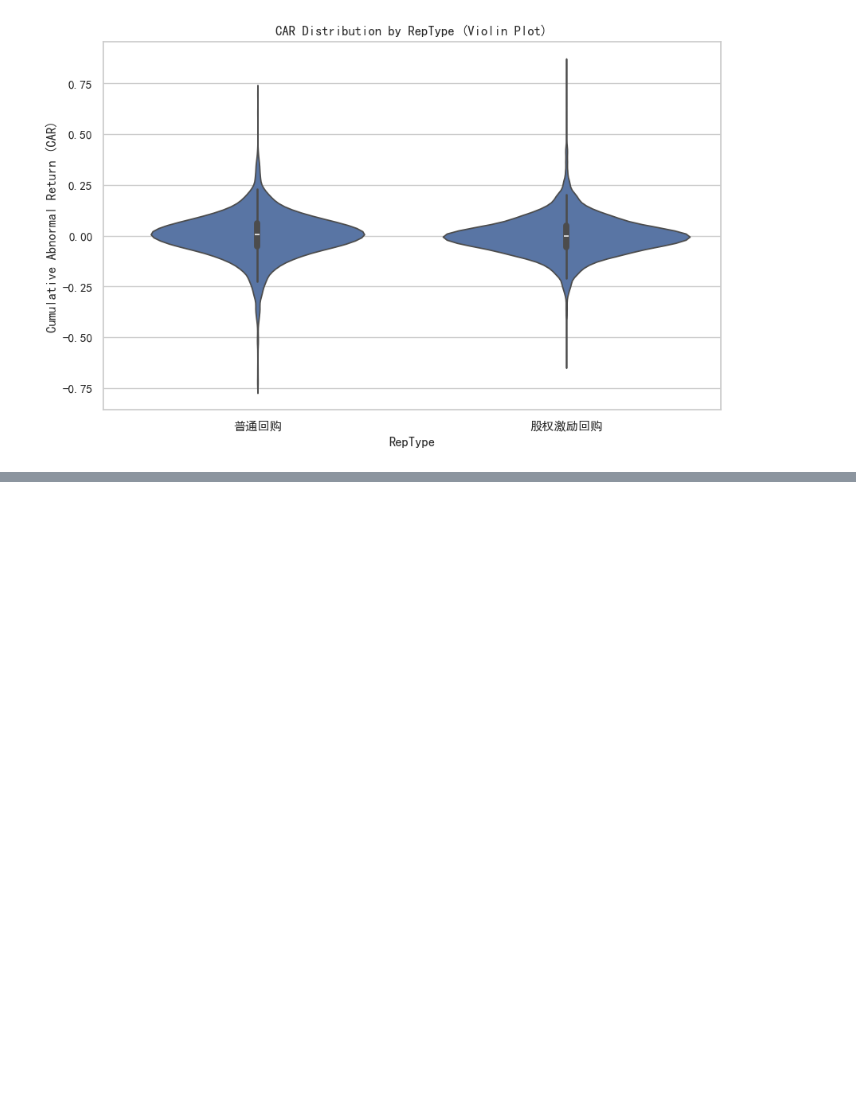
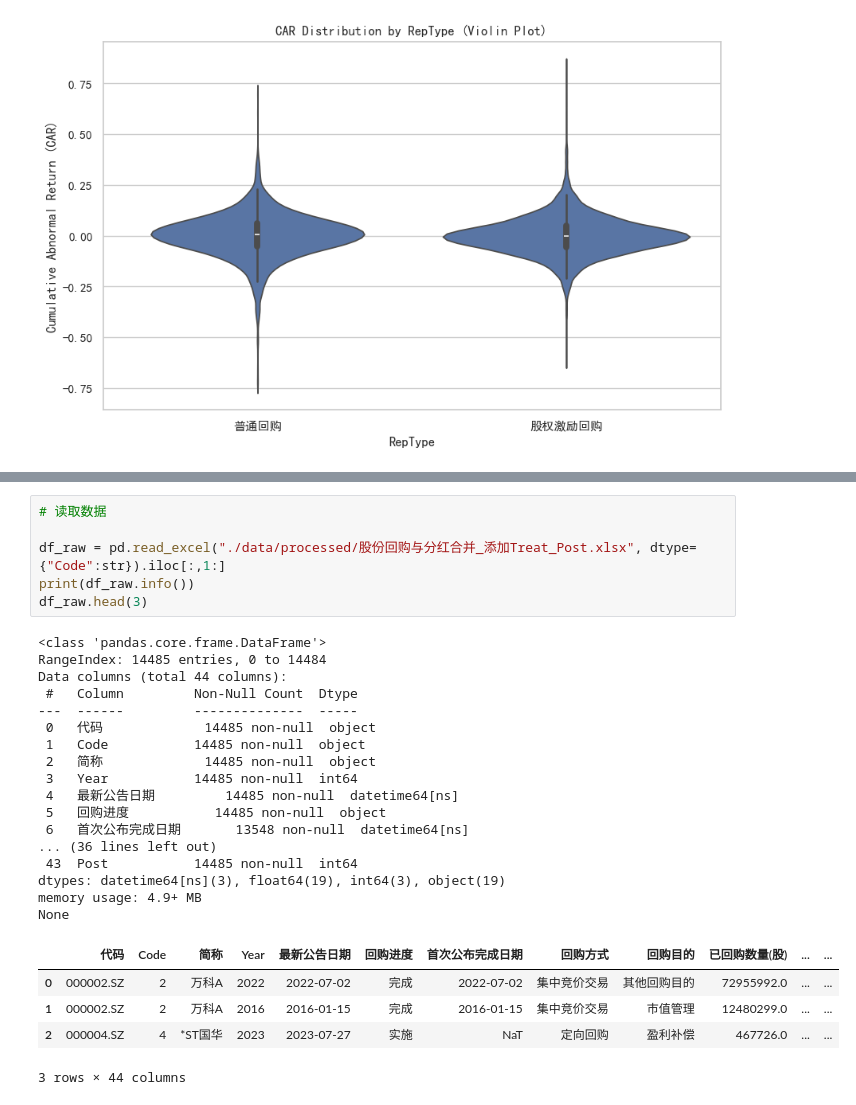
Before and after one commit to PaperDragon85/Buyback-Dividend-in-Innovation-Competition, a Jupyter notebook: CAR.ipynb, the cells around one changed output, grey strips where cells are left out. Drawn from its saved outputs; the diff is of its cells as text; blank space fills up the shorter version.

```diff
--- a/CAR.ipynb
+++ b/CAR.ipynb
@@ -144,0 +156,29 @@ plt.show()
+# %%
+# 读取数据
+
+df_raw = pd.read_excel("./data/processed/股份回购与分红合并_添加Treat_Post.xlsx", dtype={"Code":str}).iloc[:,1:]
+print(df_raw.info())
+df_raw.head(3)
+# %% [output]
+<class 'pandas.core.frame.DataFrame'>
+RangeIndex: 14485 entries, 0 to 14484
+Data columns (total 44 columns):
+ #   Column         Non-Null Count  Dtype
+---  ------         --------------  -----
+ 0   代码             14485 non-null  object
+ 1   Code           14485 non-null  object
+ 2   简称             14485 non-null  object
+ 3   Year           14485 non-null  int64
+ 4   最新公告日期         14485 non-null  datetime64[ns]
+ 5   回购进度           14485 non-null  object
+ 6   首次公布完成日期       13548 non-null  datetime64[ns]
+... (36 lines left out)
+ 43  Post           14485 non-null  int64
+dtypes: datetime64[ns](3), float64(19), int64(3), object(19)
+memory usage: 4.9+ MB
+None
+|  | 代码 | Code | 简称 | Year | 最新公告日期 | 回购进度 | 首次公布完成日期 | 回购方式 | 回购目的 | 已回购数量(股) | ... | ... |
+| 0 | 000002.SZ | 2 | 万科A | 2022 | 2022-07-02 | 完成 | 2022-07-02 | 集中竞价交易 | 其他回购目的 | 72955992.0 | ... | ... |
+| 1 | 000002.SZ | 2 | 万科A | 2016 | 2016-01-15 | 完成 | 2016-01-15 | 集中竞价交易 | 市值管理 | 12480299.0 | ... | ... |
+| 2 | 000004.SZ | 4 | *ST国华 | 2023 | 2023-07-27 | 实施 | NaT | 定向回购 | 盈利补偿 | 467726.0 | ... | ... |
+3 rows × 44 columns
```
Also changed, not shown: parts of 6 cells of this notebook, 20 other files.
